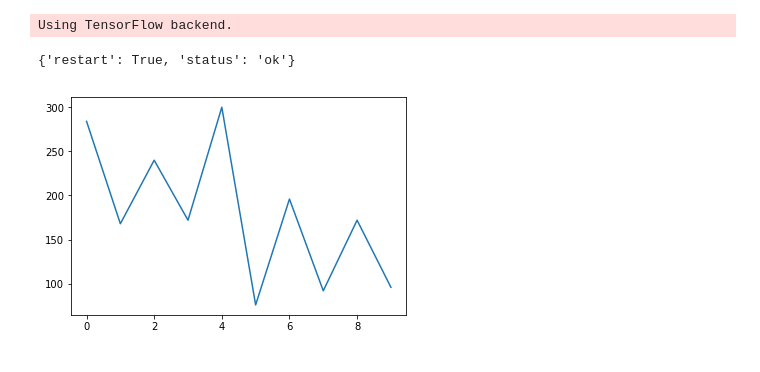
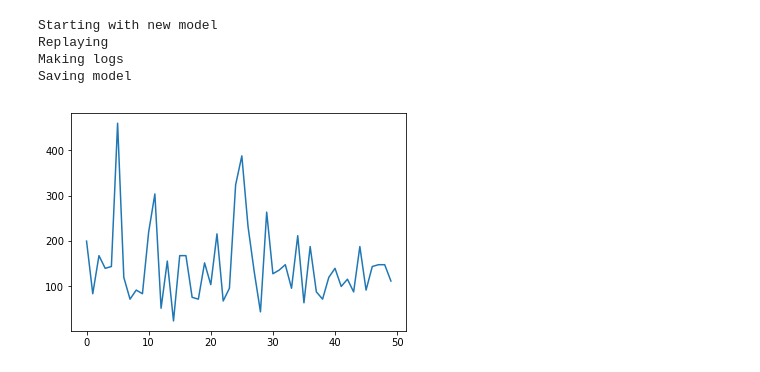
Before and after one commit to powermundsen/ml2048, a Jupyter notebook: src/replayAgent.ipynb, the cells around one changed output. Drawn from its saved outputs; the diff is of its cells as text; code cells hidden in the pictures.

Commit message:
Added functionality for saving the model and continue training from it again (stored in logs)

```diff
--- a/src/replayAgent.ipynb
+++ b/src/replayAgent.ipynb
@@ -6,13 +6,13 @@ import puzzle
 import csv
 import matplotlib.pyplot as plt
 from collections import deque
-from keras.models import Sequential
+from keras.models import Sequential, load_model
 from keras.layers import Dense
 from keras.optimizers import RMSprop
 import numpy as np
 import random
 
-MAX_EPISODES=10
+MAX_EPISODES=50
 INDEX_EPISODE=0
 INDEX_EPOCH=1
 INDEX_REWARD=2
@@ -35,7 +35,11 @@ LOG_ITERATION=100 # Logs after this many global iterations
 #	go right:	"'s'"
 #	go down:	"'d'"
 
-class Machine:
+# To start from scratch, no inputs are needed when creating a new machine.
+# If you want to continue from a previous model, initiate with parameter model='load'
+# The machine will then start from the model file placed in : '../logs/my_model.h5'
+
+class Machine():
     game=puzzle.GameGrid() # Game object
     epoch=0
     episode=0
@@ -57,7 +61,7 @@ class Machine:
     dump=False
     buffer=np.zeros((1,7))
     bufferShape=np.zeros((1,7))
-    def __init__(self, verbose_logging_in=False,weight_logging_in=False):
+    def __init__(self, verbose_logging_in=False,weight_logging_in=False, model='new'):
         # Short time memory
         self.memory = deque(maxlen=100000)
         #self.gamma = 0.9    # discount rate
@@ -68,13 +72,7 @@ class Machine:
         self.verbose_logging=verbose_logging_in
         self.weight_logging=weight_logging_in
         # Create model
-        self.model.add(Dense(20, input_dim=9, activation='tanh')) # Adds the first layer with 16 inputs
-        self.model.add(Dense(20, activation='tanh'))              # Adds Hidden layer with 20 nodes (Removed 'uniform')
-        self.model.add(Dense(20, activation='tanh'))              # Adds Hidden layer with 20 nodes (Removed 'uniform')
-        self.model.add(Dense(20, activation='tanh'))              # Adds Hidden layer with 20 nodes (Removed 'uniform')
-        self.model.add(Dense(20, activation='tanh'))              # Adds Hidden layer with 20 nodes (Removed 'uniform')
-        self.model.add(Dense(4, activation='linear'))             # Adds output layer with 20 nodes
-        self.model.compile(loss='mse',optimizer=RMSprop(lr=0.01)) # Creates the model from all of the above
+        self.createModel(model)
         # Initialise log
         with open('../logs/log.csv', 'w', newline='') as csvfile:
             writer = csv.writer(csvfile)
@@ -89,6 +87,17 @@ class Machine:
                 self.bufferShape=np.zeros((1,7))
         self.buffer=self.bufferShape
         self.buffer=self.buffer.tolist()
+    def createModel(self, model):
+        if model == 'new':
+            self.model.add(Dense(20, input_dim=9, activation='tanh')) # Adds the first layer with 16 inputs
+            self.model.add(Dense(20, activation='tanh'))              # Adds Hidden layer with 20 nodes (Removed 'uniform')
+            self.model.add(Dense(20, activation='tanh'))              # Adds Hidden layer with 20 nodes (Removed 'uniform')
+            self.model.add(Dense(20, activation='tanh'))              # Adds Hidden layer with 20 nodes (Removed 'uniform')
+            self.model.add(Dense(20, activation='tanh'))              # Adds Hidden layer with 20 nodes (Removed 'uniform')
+            self.model.add(Dense(4, activation='linear'))             # Adds output layer with 20 nodes
+            self.model.compile(loss='mse',optimizer=RMSprop(lr=0.01)) # Creates the model from all of the above
+        if model == 'load':
+            self.model = load_model('../logs/my_model.h5')
     def run(self):
         # Transform game state to 1D array
         for i in range(3):
@@ -187,39 +196,45 @@ class Machine:
             a=data.pop(0)
             for row in data:
                 # Search for lost games
                 if row[INDEX_LOST]=="True": # Needed because it's read as a string and not a bool
                     x.append(row[INDEX_EPISODE]) # Episode
                     y.append(row[INDEX_SCORE]) # Total score
             # Plot results
             fig, ax = plt.subplots()
             ax.plot(x, y)
     def get_reward(self):
         l=0
         if self.game.result: # If the agent lost
             l = -2*self.game.increment-self.game.score
             # Reset game
             self.game.reset()
             self.epoch=0
             self.episode=self.episode+1
         self.reward=self.game.increment + l # Don't delete this variable, it's used for logging
         return (self.reward)
+    def saveModel(self):
+        self.model.save('../logs/my_model.h5')
 
-our_machine = Machine()
+print('Starting with new model')
+our_machine = Machine(model='new')
 while our_machine.episode<MAX_EPISODES:
     our_machine.run()
 
 # replay previous actions
+print('Replaying')
 our_machine.replay(32, 9, 4)
 
+# Making logs
+print('Making logs')
 our_machine.dump_logs()
 our_machine.plot()
 
-# restart Kernel
-import IPython, time
-time.sleep(2)
-app = IPython.Application.instance()
-app.kernel.do_shutdown(True)
+# Save model
+print('Saving model')
+our_machine.saveModel()
 # %% [output]
-Using TensorFlow backend.
+Starting with new model
+Replaying
+Making logs
+Saving model
-{'restart': True, 'status': 'ok'}
-[figure, old version]
+[figure, new version]
```
Also changed, not shown: parts of 4 cells of this notebook, 4 other files.
